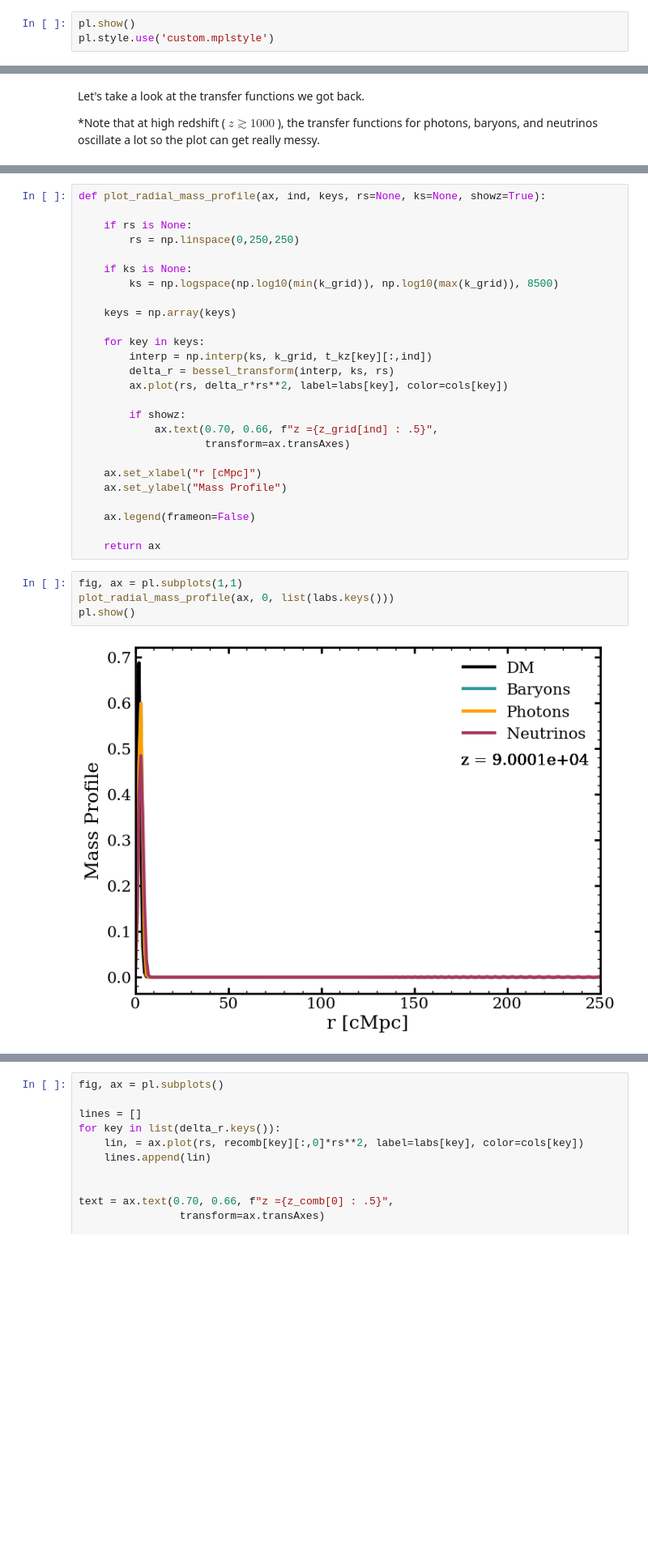
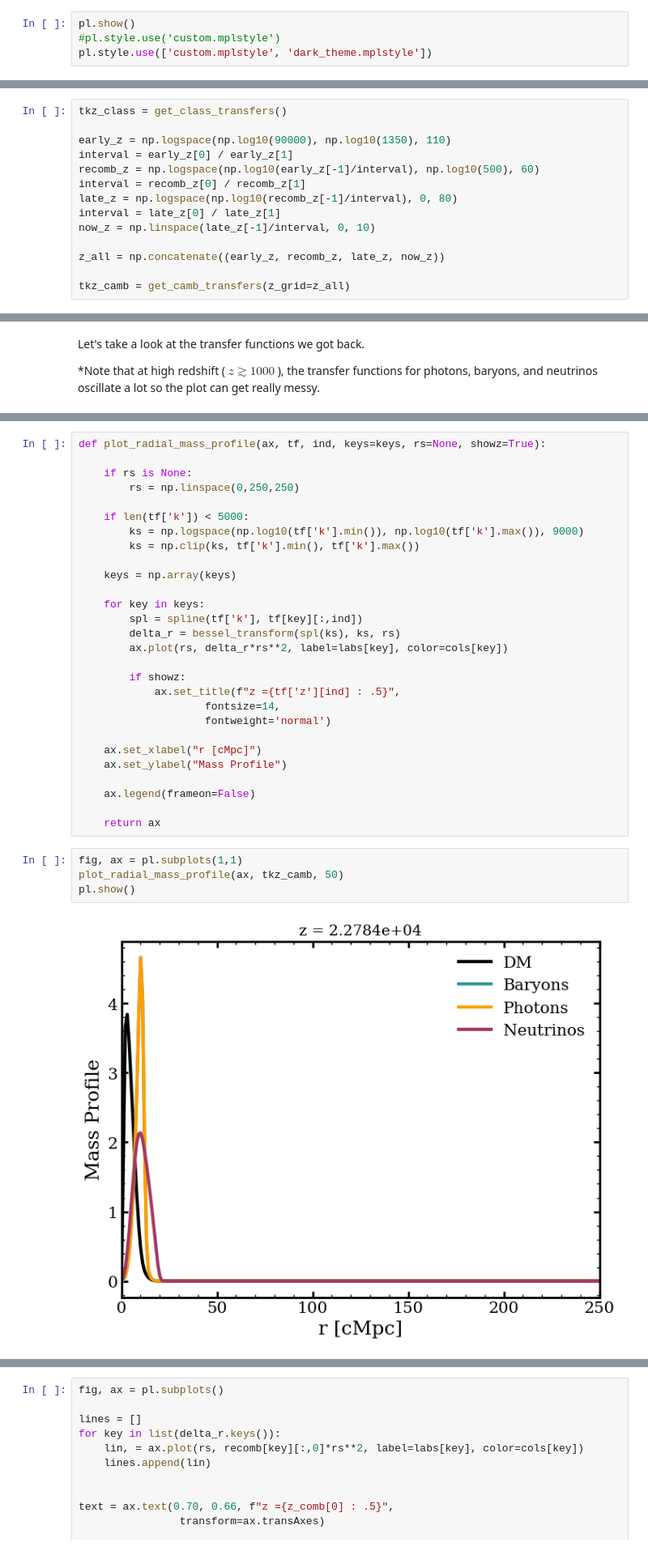
Before and after one commit to ochase10/visualizations, a Jupyter notebook: bao_animation.ipynb, the cells around one changed output, grey strips where cells are left out. Shown at 81% size. Drawn from its saved outputs; the diff is of its cells as text; blank space fills up the shorter version.

```diff
--- a/bao_animation.ipynb
+++ b/bao_animation.ipynb
@@ -11,6 +12,7 @@ from scipy.interpolate import make_interp_spline
 # %%
 pl.show()
-pl.style.use('custom.mplstyle')
+#pl.style.use('custom.mplstyle')
+pl.style.use(['custom.mplstyle', 'dark_theme.mplstyle'])
 # %% [markdown]
 Class outputs $T_X(k)$, the tranfer function for each species $X$. The transfer function is defined according to the equation:
 
@@ -71,0 +155,14 @@ cosmo.compute()
+# %%
+tkz_class = get_class_transfers()
+
+early_z = np.logspace(np.log10(90000), np.log10(1350), 110)
+interval = early_z[0] / early_z[1]
+recomb_z = np.logspace(np.log10(early_z[-1]/interval), np.log10(500), 60)
+interval = recomb_z[0] / recomb_z[1]
+late_z = np.logspace(np.log10(recomb_z[-1]/interval), 0, 80)
+interval = late_z[0] / late_z[1]
+now_z = np.linspace(late_z[-1]/interval, 0, 10)
+
+z_all = np.concatenate((early_z, recomb_z, late_z, now_z))
+
+tkz_camb = get_camb_transfers(z_grid=z_all)
@@ -146,24 +233,26 @@ pl.show()
 # %% [output]
 [figure]
 # %%
-def plot_radial_mass_profile(ax, ind, keys, rs=None, ks=None, showz=True):
+def plot_radial_mass_profile(ax, tf, ind, keys=keys, rs=None, showz=True):
 
     if rs is None:
         rs = np.linspace(0,250,250)
 
-    if ks is None:
-        ks = np.logspace(np.log10(min(k_grid)), np.log10(max(k_grid)), 8500)
+    if len(tf['k']) < 5000:
+        ks = np.logspace(np.log10(tf['k'].min()), np.log10(tf['k'].max()), 9000)
+        ks = np.clip(ks, tf['k'].min(), tf['k'].max())
 
     keys = np.array(keys)
 
     for key in keys:
-        interp = np.interp(ks, k_grid, t_kz[key][:,ind])
-        delta_r = bessel_transform(interp, ks, rs)
+        spl = spline(tf['k'], tf[key][:,ind])
+        delta_r = bessel_transform(spl(ks), ks, rs)
         ax.plot(rs, delta_r*rs**2, label=labs[key], color=cols[key])
 
         if showz:
-            ax.text(0.70, 0.66, f"z ={z_grid[ind] : .5}",
-                    transform=ax.transAxes)
+            ax.set_title(f"z ={tf['z'][ind] : .5}",
+                    fontsize=14,
+                    fontweight='normal')
 
     ax.set_xlabel("r [cMpc]")
     ax.set_ylabel("Mass Profile")
@@ -173,8 +262,8 @@ def plot_radial_mass_profile(ax, ind, keys, rs=None, ks=None, showz=True):
     return ax
 # %%
 fig, ax = pl.subplots(1,1)
-plot_radial_mass_profile(ax, 0, list(labs.keys()))
+plot_radial_mass_profile(ax, tkz_camb, 50)
 pl.show()
 # %% [output]
-[figure, old version]
+[figure, new version]
 # %%
```
Also changed, not shown: parts of 15 cells of this notebook, 6 other files.
